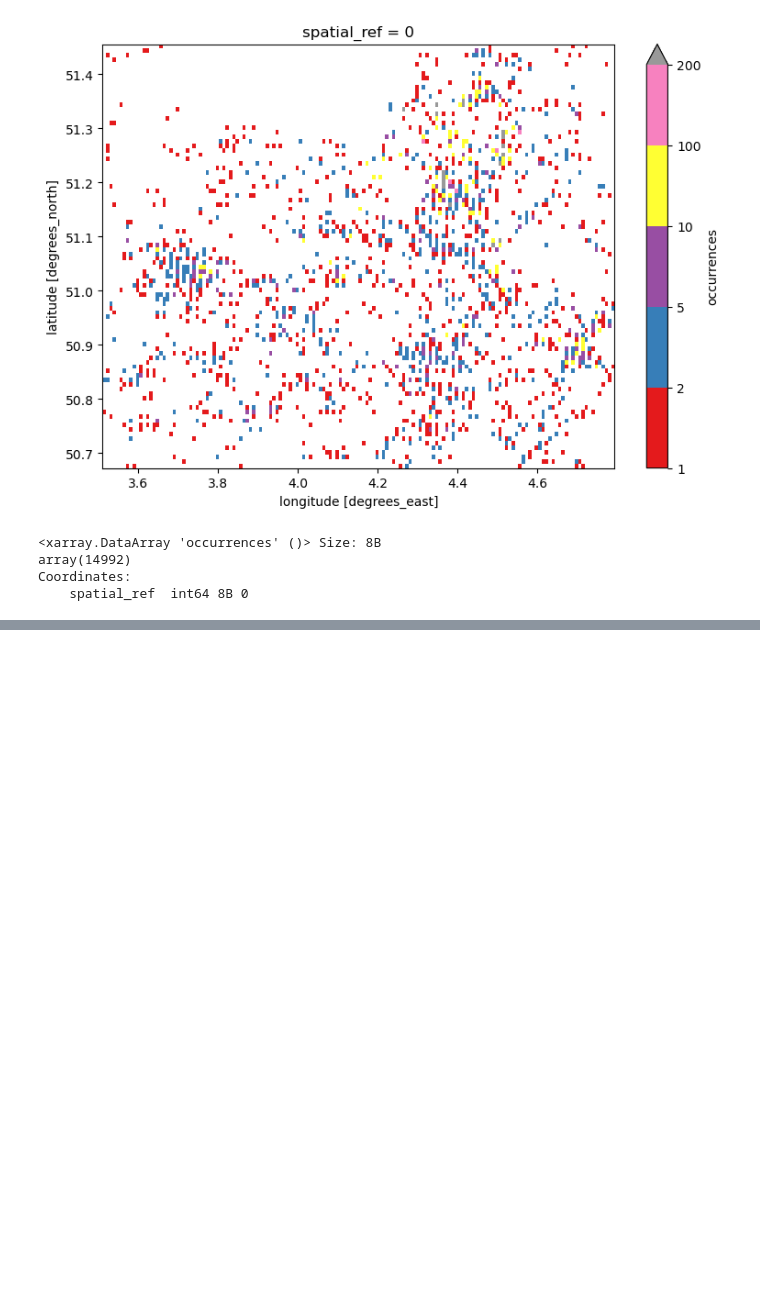
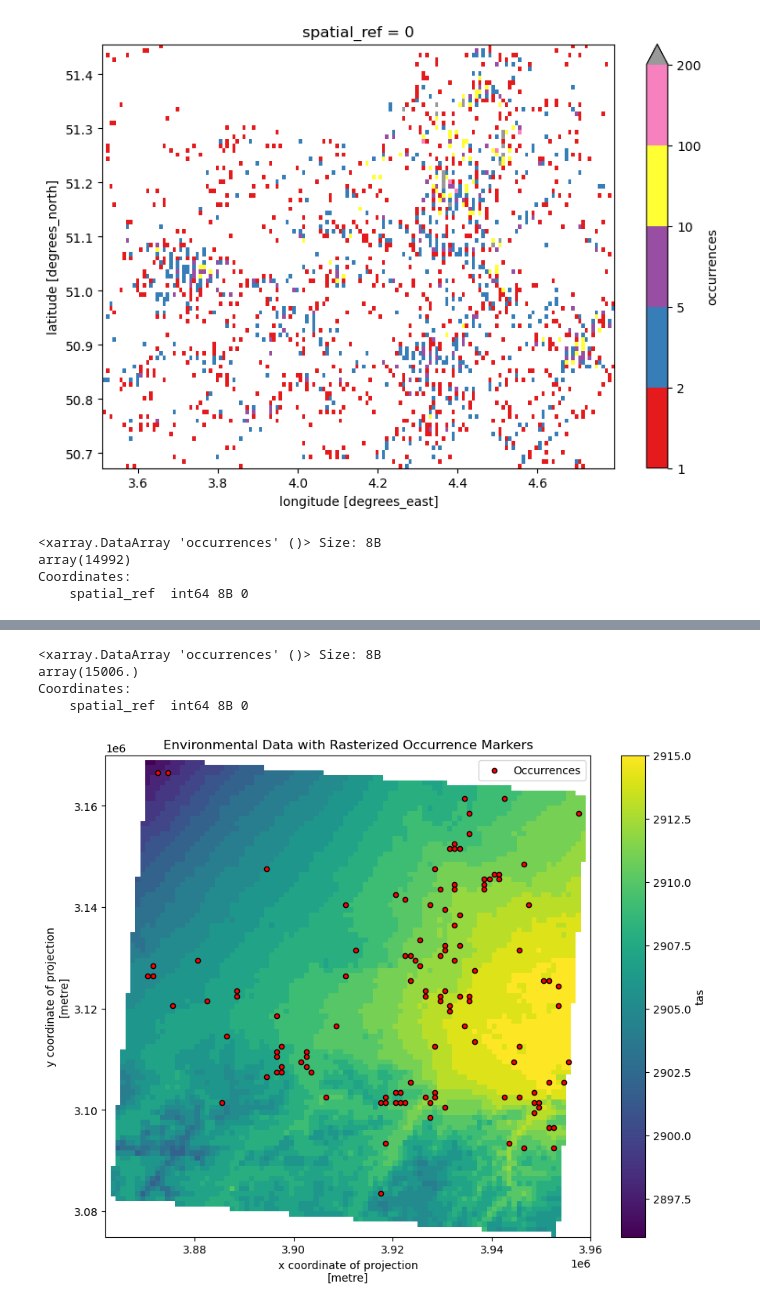
Before and after one commit to nbillietPM/BmC, a Jupyter notebook: scripts/harmonization/gbif harmonization.ipynb, the cells around one changed output, grey strips where cells are left out. Drawn from its saved outputs; the diff is of its cells as text; code cells hidden in the pictures; blank space fills up the shorter version.

```diff
--- a/scripts/harmonization/gbif harmonization.ipynb
+++ b/scripts/harmonization/gbif harmonization.ipynb
@@ -859,0 +944,45 @@ Coordinates:
+# %%
+masked.sum()
+# %% [output]
+<xarray.DataArray 'occurrences' ()> Size: 8B
+array(15006.)
+Coordinates:
+    spatial_ref  int64 8B 0
+# %%
+import matplotlib.pyplot as plt
+
+fig, ax = plt.subplots(figsize=(10, 8))
+
+# 1. Plot the environmental base layer
+chelsa_reprojected['tas'].sel(time="2018-06-01").plot(ax=ax, cmap='viridis')
+
+# 2. Extract the grid cells
+gbif_slice = rasterized_gbif['occurrences'].sel(time="2018-06-01")
+
+# Convert to a flat DataFrame
+df_points = gbif_slice.to_dataframe(name='occurrences').reset_index()
+
+# ---> THE CRUCIAL STEP <---
+# Filter the DataFrame to ONLY keep rows where occurrences actually exist
+# (Depending on your fill value, you might need to check for > 0 or not NaN)
+df_points = df_points.dropna(subset=['occurrences'])
+df_points = df_points[df_points['occurrences'] > 0]
+
+ax.scatter(
+    x=df_points['x'],
+    y=df_points['y'],
+    color='red',         # Fill color of the marker
+    marker='o',
+    s=20,                # Slightly larger size to accommodate border
+    label='Occurrences',
+
+    # ---> ADD THESE LINES <---
+    edgecolors='black',  # Color of the border (e.g., 'black', 'white')
+    linewidths=1.0       # Thickness of the border
+)
+
+plt.title("Environmental Data with Rasterized Occurrence Markers")
+plt.legend()
+plt.show()
+# %% [output]
+[figure, added]
```
Also changed, not shown: parts of 8 cells of this notebook, 2 other files.
